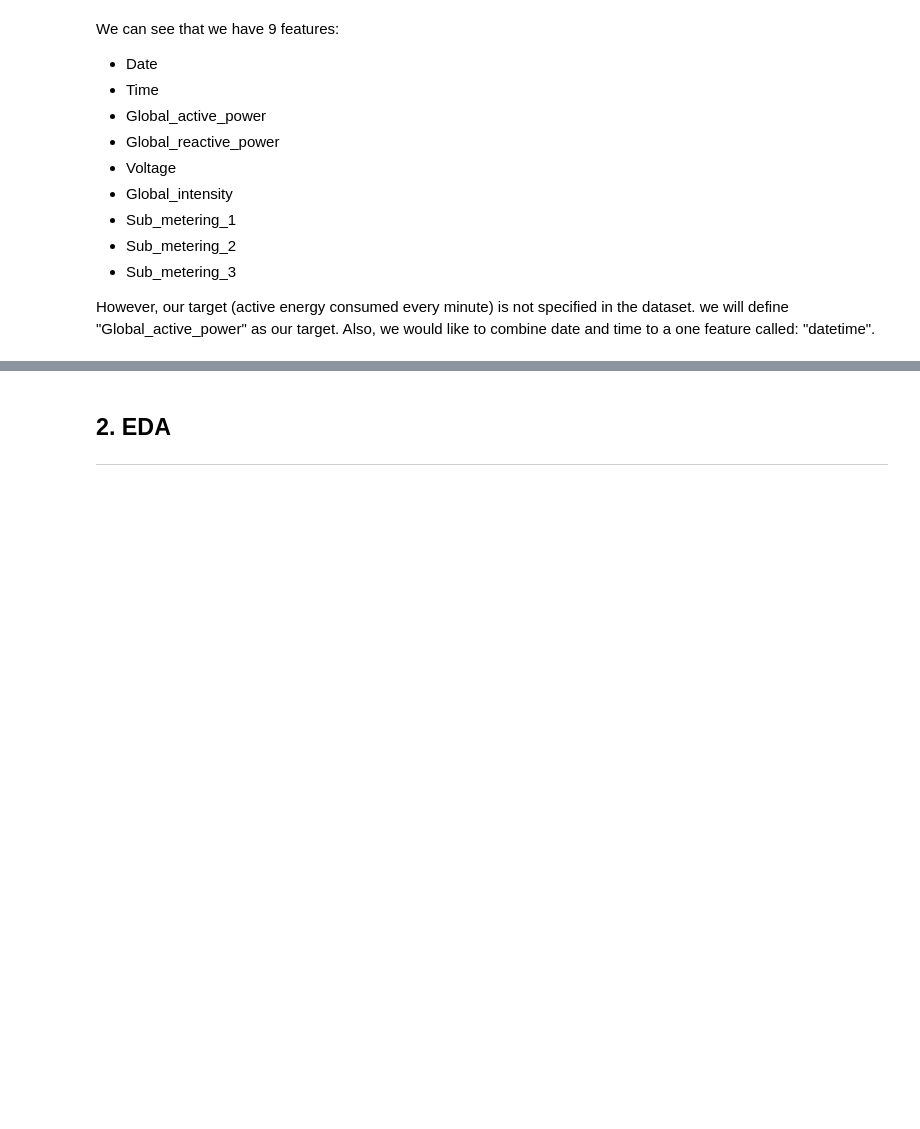
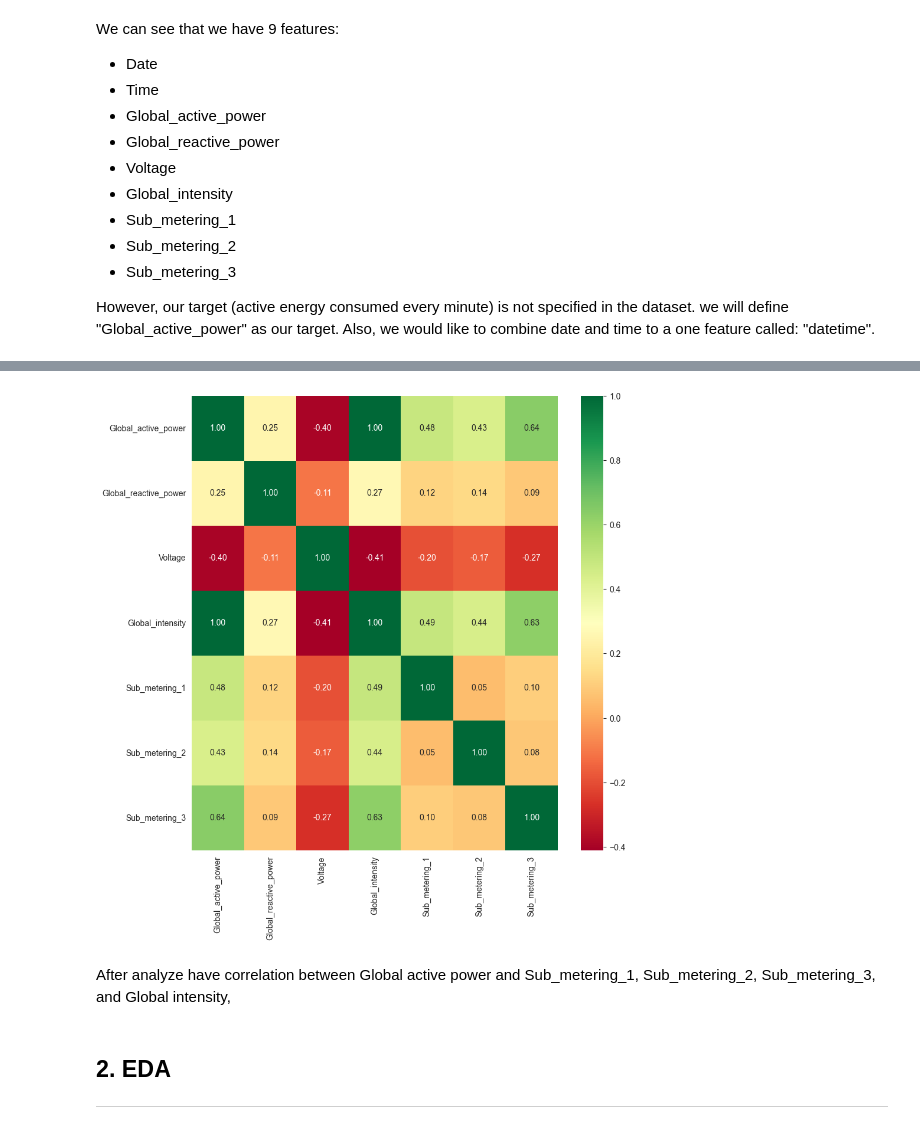
Before and after one commit to BarackSamuni/Data_science_lab2_homework2_solution, a Jupyter notebook: Homework2_solution.ipynb, the cells around one changed output, grey strips where cells are left out. Saved outputs shown, nothing was run; the diff lists cells and outputs as text; code cells hidden in the pictures; blank space fills up the shorter version.

```diff
--- a/Homework2_solution.ipynb
+++ b/Homework2_solution.ipynb
@@ -88,6 +88,18 @@ power_consumption_df.head()
 | 2006-12-16 17:26:00 | 5.374 | 0.498 | 233.29 | 23.0 | 0.0 | 2.0 | ... |
 | 2006-12-16 17:27:00 | 5.388 | 0.502 | 233.74 | 23.0 | 0.0 | 1.0 | ... |
 | 2006-12-16 17:28:00 | 3.666 | 0.528 | 235.68 | 15.8 | 0.0 | 1.0 | ... |
+# %%
+# Create a correlation plot to find the correlation between columns
+plt.figure(figsize=(10, 10))
+sns.heatmap(power_consumption_df.corr(method='pearson'),
+            annot=True,
+            cmap='RdYlGn',
+            fmt='.2f')
+plt.show()
+# %% [output]
+[figure, added]
+# %% [markdown]
+After analyze have correlation between Global active power and Sub_metering_1, Sub_metering_2, Sub_metering_3, and Global intensity,
 # %% [markdown]
 ## 2. **EDA**
 ***
```
Also changed, not shown: parts of 18 cells of this notebook.
